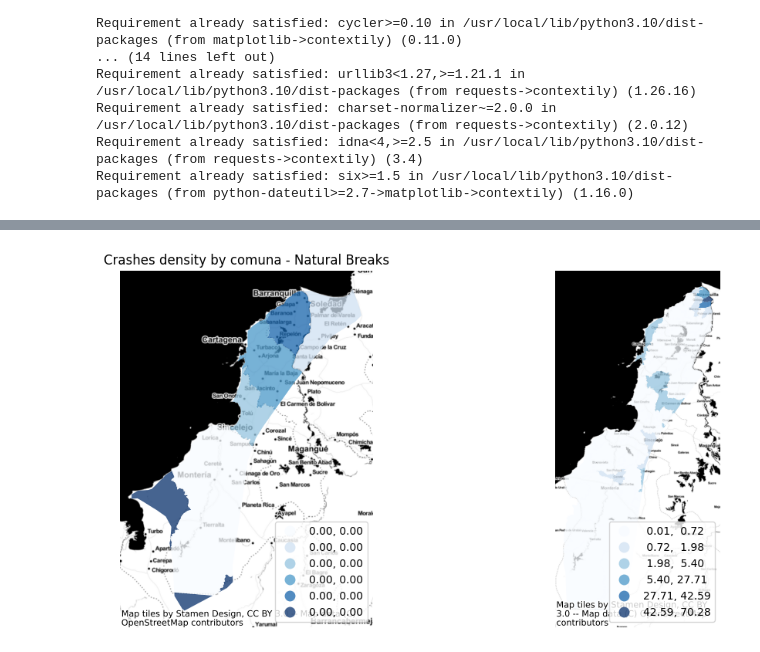
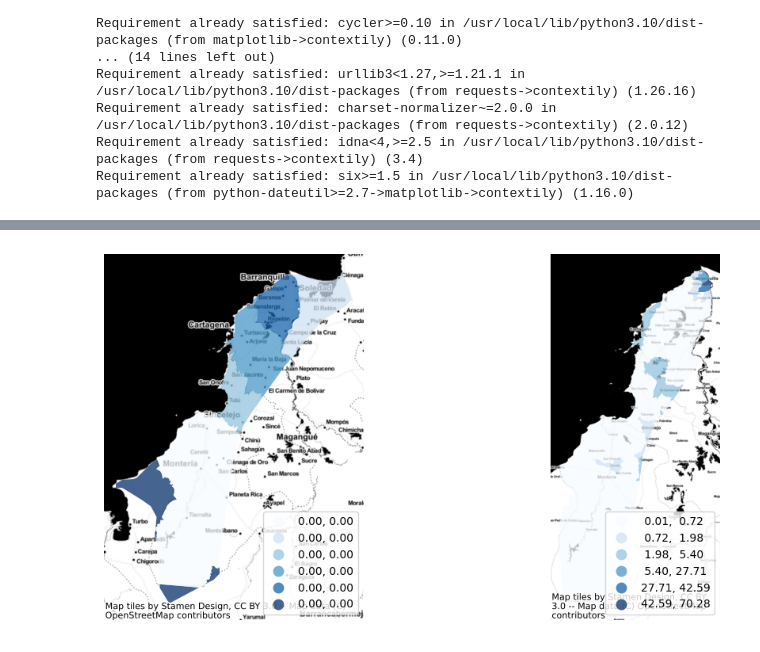
Before and after one commit to Anggarciaar/Proyecto_AnalisisGeoespacial, a Jupyter notebook: Vecindades.ipynb, the cells around one changed output, grey strips where cells are left out. Drawn from its saved outputs; the diff is of its cells as text; code cells hidden in the pictures.

```diff
--- a/Vecindades.ipynb
+++ b/Vecindades.ipynb
@@ -162,32 +160,32 @@ c.plot(column='crash_density',
        alpha=0.75,
        legend=True,
        ax=ax1,
        legend_kwds={'loc':4})
 
 ax1.set_axis_off()
-ax1.set_title('Crashes density by comuna - Natural Breaks')
+
 
 ctx.add_basemap(ax1,
                 crs=c.crs,
                 source=ctx.providers.Stamen.Toner)
 
 b.plot(column='crash_density',
        cmap='Blues',
        scheme='naturalbreaks',
        k=6,
        edgecolor='white',
        linewidth=0,
        alpha=0.75,
        legend=True,
        ax=ax2,
        legend_kwds={'loc':4})
 
 ax2.set_axis_off()
 
 
 ctx.add_basemap(ax2,
                 crs=b.crs,
                 source=ctx.providers.Stamen.Toner)
 plt.savefig('/content/drive/MyDrive/DATA_ProyectoAG/Datos creados/Vecindades2.png')
 # %% [output]
-[figure, old version]
+[figure, new version]
```
Also changed, not shown: parts of 2 cells of this notebook.
